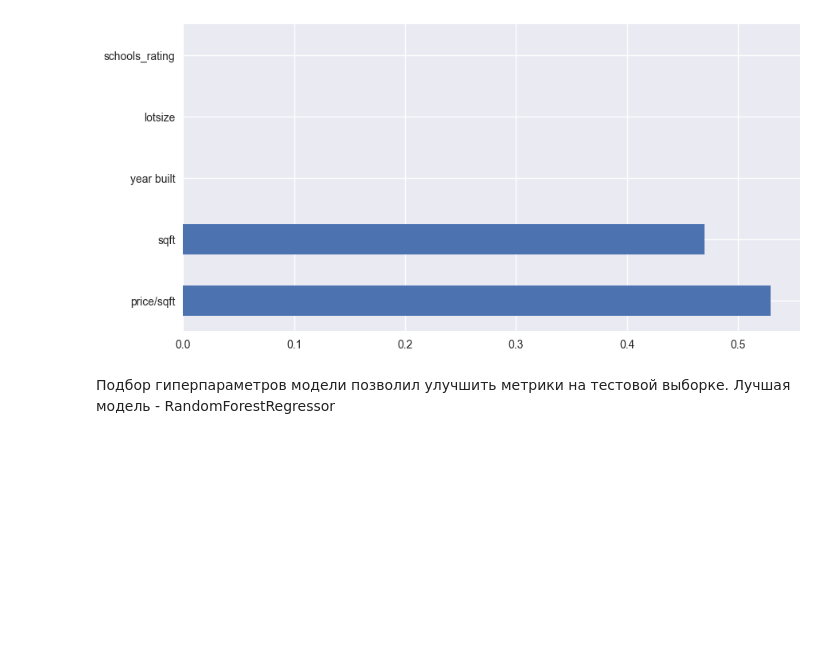
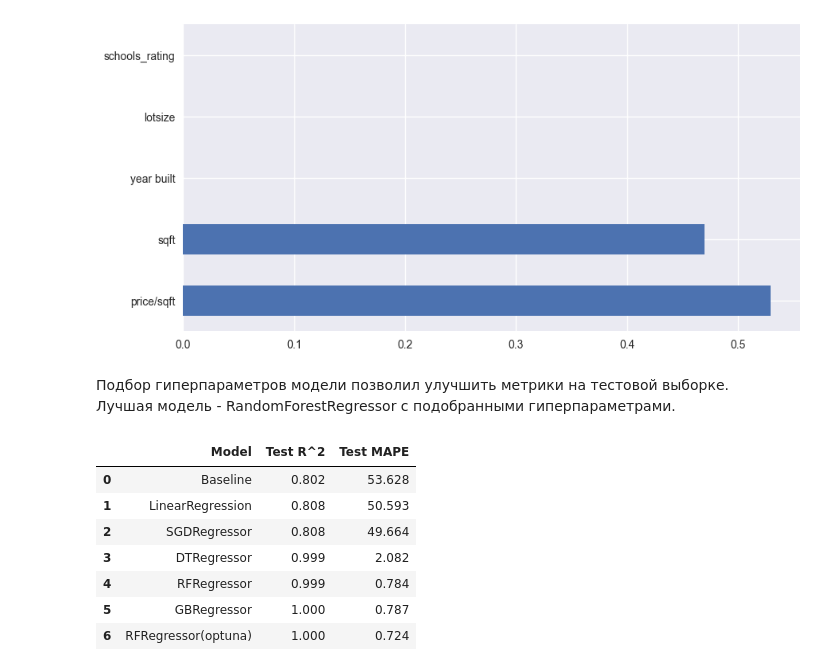
Before and after one commit to yamovan/datascience, a Jupyter notebook: final_project/Housing_cost.ipynb, the cells around one changed output. Saved outputs shown, nothing was run; the diff lists cells and outputs as text; code cells hidden in the pictures; blank space fills up the shorter version.

```diff
--- a/final_project/Housing_cost.ipynb
+++ b/final_project/Housing_cost.ipynb
@@ -2159,7 +2162,34 @@ feat_importances.nlargest(5).plot(kind='barh');
 # %% [output]
 [figure]
 # %% [markdown]
-Подбор гиперпараметров модели позволил улучшить метрики на тестовой выборке. Лучшая модель - RandomForestRegressor
+Подбор гиперпараметров модели позволил улучшить метрики на тестовой выборке.
+Лучшая модель - RandomForestRegressor с подобранными гиперпараметрами.
+# %%
+# итоговые результаты
+dict_metrics = {
+        'Model': [
+                'Baseline',
+                'LinearRegression',
+                'SGDRegressor',
+                'DTRegressor',
+                'RFRegressor',
+                'GBRegressor',
+                'RFRegressor(optuna)'
+                ],
+        'Test R^2': [0.802, 0.808, 0.808, 0.999, 0.999, 1, 1],
+        'Test MAPE':[53.628, 50.593, 49.664, 2.082, 0.784, 0.787, 0.724]}
+
+df_metrics = pd.DataFrame(dict_metrics)
+df_metrics
+# %% [output]
+|  | Model | Test R^2 | Test MAPE |
+| 0 | Baseline | 0.802 | 53.628 |
+| 1 | LinearRegression | 0.808 | 50.593 |
+| 2 | SGDRegressor | 0.808 | 49.664 |
+| 3 | DTRegressor | 0.999 | 2.082 |
+| 4 | RFRegressor | 0.999 | 0.784 |
+| 5 | GBRegressor | 1.000 | 0.787 |
+| 6 | RFRegressor(optuna) | 1.000 | 0.724 |
 # %%
 # сохранение модели
 with open('model.pkl', 'wb') as output:
```
Also changed, not shown: parts of 4 cells of this notebook.
